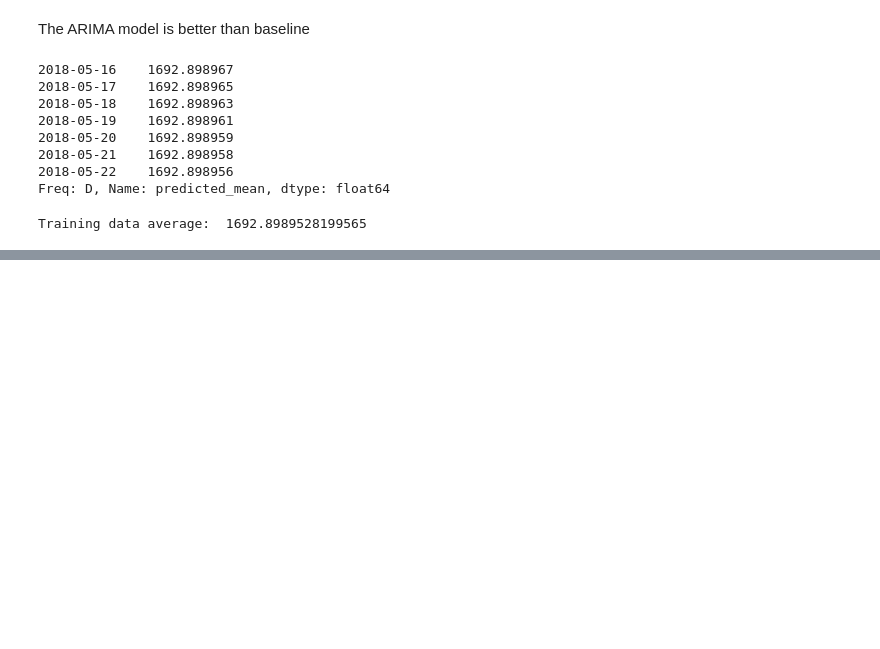
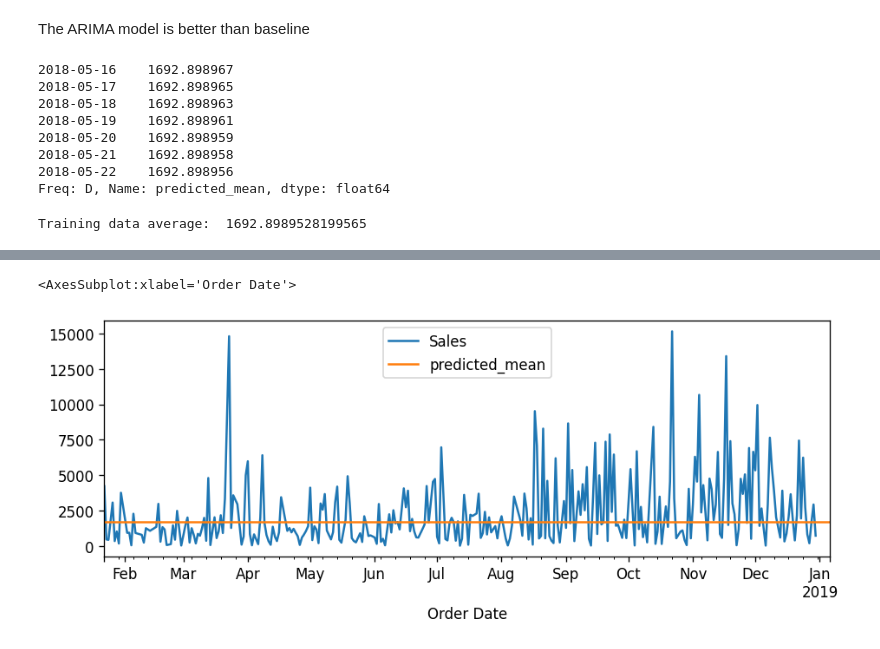
Before and after one commit to youngb1801/Portfolio, a Jupyter notebook: Timeseries_Analysis/Sales_Prediction.ipynb, the cells around one changed output, grey strips where cells are left out. Saved outputs shown, nothing was run; the diff lists cells and outputs as text; code cells hidden in the pictures; blank space fills up the shorter version.

```diff
--- a/Timeseries_Analysis/Sales_Prediction.ipynb
+++ b/Timeseries_Analysis/Sales_Prediction.ipynb
@@ -566,0 +586,8 @@ What is happening here is the ARIMA model is using thhe average of the training
+# %%
+forcasts = fitted.predict(start = '2018-01-22', end = '2019-01-06')
+# %%
+test_data.plot(legend = True)
+forcasts.plot(legend = True)
+# %% [output]
+<AxesSubplot:xlabel='Order Date'>
+[figure, added]
```
Also changed, not shown: parts of 11 cells of this notebook, 10 other files.
